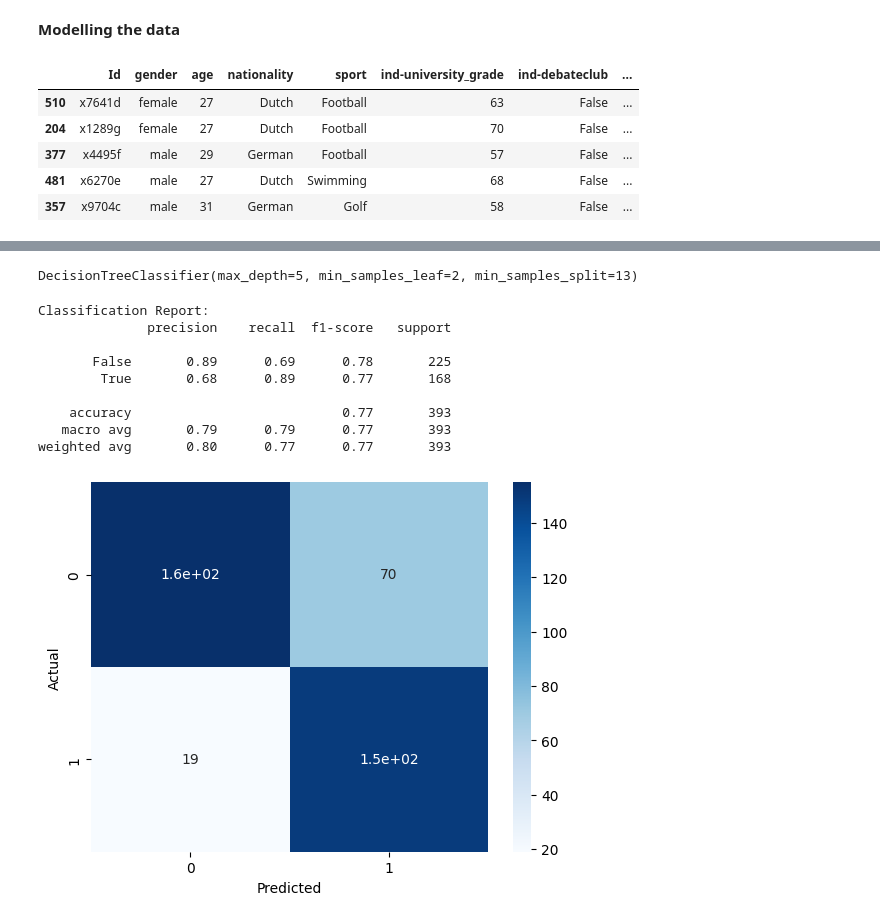
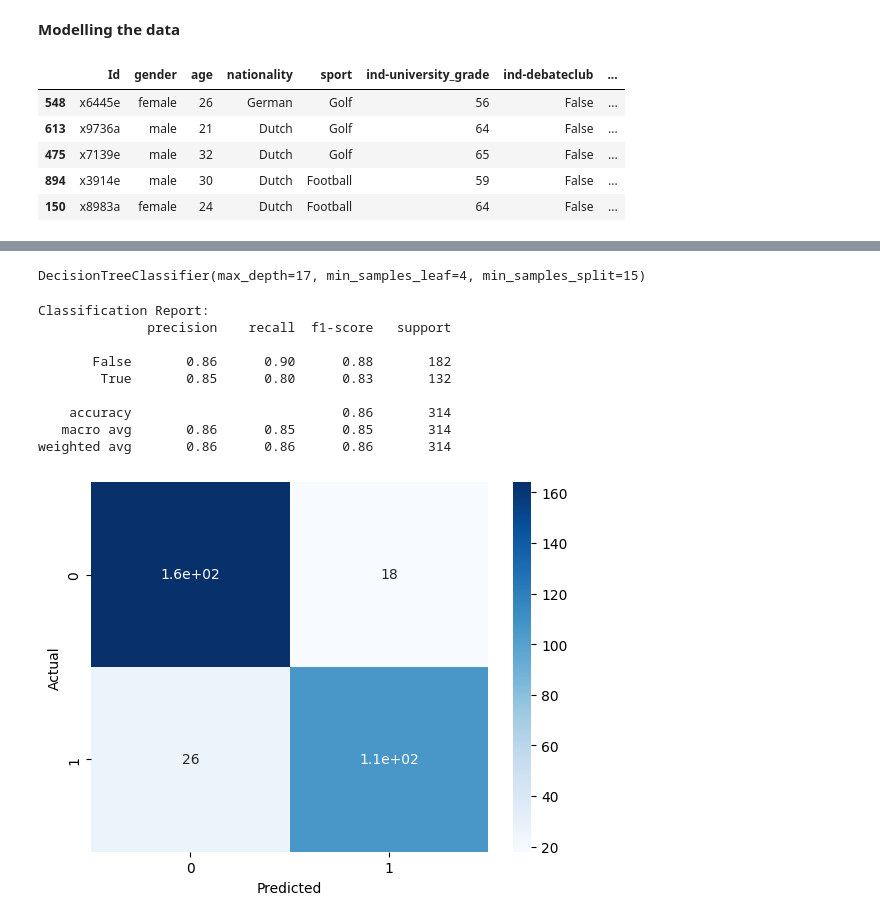
Before and after one commit to mjzdych/itds_project, a Jupyter notebook: itds_assignment3.ipynb, the cells around one changed output, grey strips where cells are left out. Drawn from its saved outputs; the diff is of its cells as text; code cells hidden in the pictures.

```diff
--- a/itds_assignment3.ipynb
+++ b/itds_assignment3.ipynb
@@ -142,14 +142,15 @@ Name: ind-languages, dtype: int64
 **Modelling the data**
 # %%
 df_train, df_test = skl.model_selection.train_test_split(filtered_df, test_size=0.20, random_state=9, shuffle=True)
+df_train, df_val = skl.model_selection.train_test_split(df_train, test_size=0.20, random_state=9, shuffle=True)
 df_train.head()
 # %% [output]
 |  | Id | gender | age | nationality | sport | ind-university_grade | ind-debateclub | ... |
-| 510 | x7641d | female | 27 | Dutch | Football | 63 | False | ... |
-| 204 | x1289g | female | 27 | Dutch | Football | 70 | False | ... |
-| 377 | x4495f | male | 29 | German | Football | 57 | False | ... |
-| 481 | x6270e | male | 27 | Dutch | Swimming | 68 | False | ... |
-| 357 | x9704c | male | 31 | German | Golf | 58 | False | ... |
+| 548 | x6445e | female | 26 | German | Golf | 56 | False | ... |
+| 613 | x9736a | male | 21 | Dutch | Golf | 64 | False | ... |
+| 475 | x7139e | male | 32 | Dutch | Golf | 65 | False | ... |
+| 894 | x3914e | male | 30 | Dutch | Football | 59 | False | ... |
+| 150 | x8983a | female | 24 | Dutch | Football | 64 | False | ... |
 # %%
 X_train = df_train[['gender','age', 'nationality', 'sport', 'ind-university_grade', 'ind-debateclub', 'ind-programming_exp',	'ind-international_exp', 	'ind-languages', 'ind-exact_study',	'ind-degree', 'company']]
 y_train = df_train['decision']
@@ -219,7 +220,7 @@ best_params = grid_search.best_params_
 best_classifier = grid_search.best_estimator_.named_steps['classifier']
 print(best_classifier)
 # %% [output]
-DecisionTreeClassifier(max_depth=5, min_samples_leaf=2, min_samples_split=13)
+DecisionTreeClassifier(max_depth=17, min_samples_leaf=4, min_samples_split=15)
 # %%
 # Make predictions on the training set
 y_pred = grid_search.predict(X_train)
@@ -236,13 +237,13 @@ plt.show()
 Classification Report:
               precision    recall  f1-score   support
 
-       False       0.89      0.69      0.78       225
-        True       0.68      0.89      0.77       168
+       False       0.86      0.90      0.88       182
+        True       0.85      0.80      0.83       132
 
-    accuracy                           0.77       393
-   macro avg       0.79      0.79      0.77       393
-weighted avg       0.80      0.77      0.77       393
+    accuracy                           0.86       314
+   macro avg       0.86      0.85      0.85       314
+weighted avg       0.86      0.86      0.86       314
-[figure, old version]
+[figure, new version]
 # %%
 # Make predictions on the validation set
 y_pred = grid_search.predict(X_val)
```
Also changed, not shown: parts of 3 cells of this notebook.
